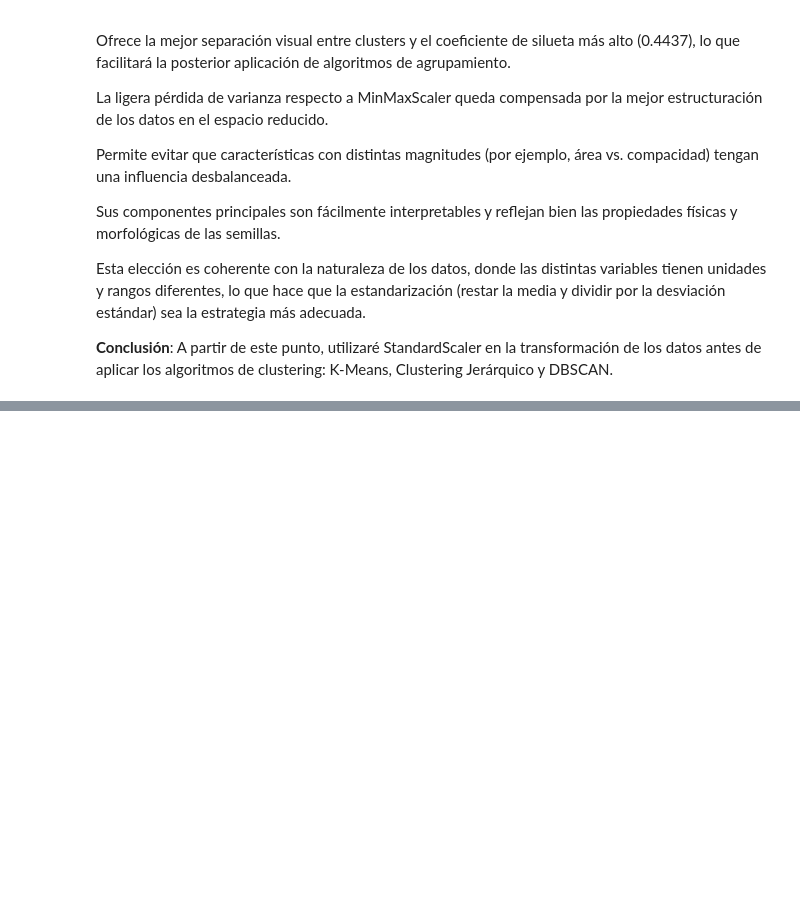
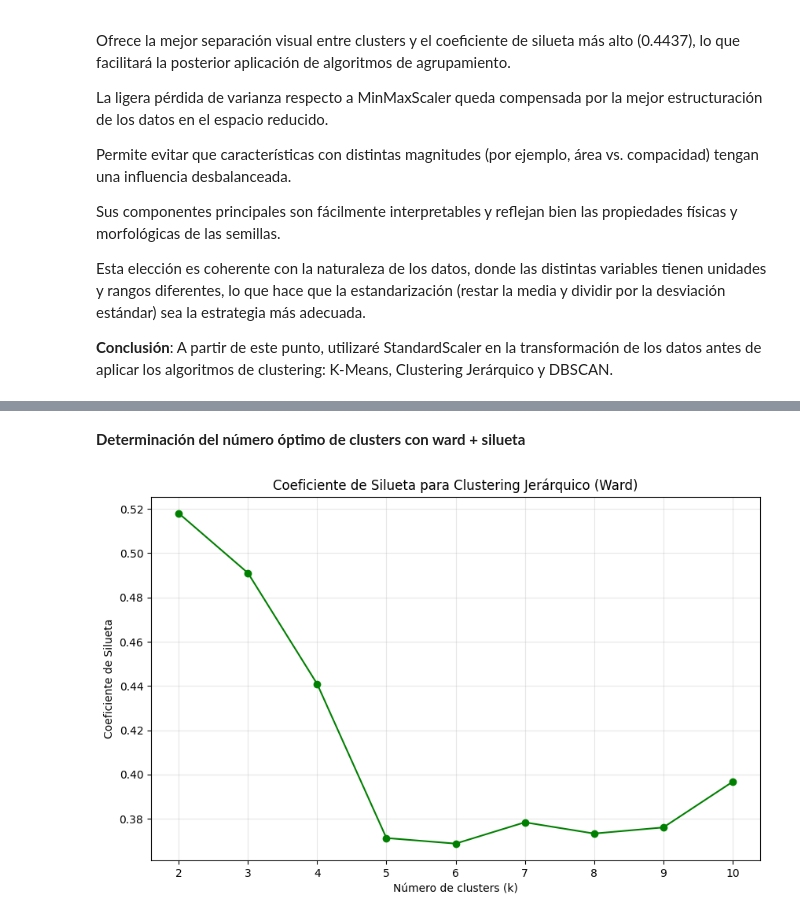
Before and after one commit to arutrosotillo/Aprendizaje-Autom-tico-2, a Jupyter notebook: notebook.ipynb, the cells around one changed output, grey strips where cells are left out. Saved outputs shown, nothing was run; the diff lists cells and outputs as text; code cells hidden in the pictures; blank space fills up the shorter version.

```diff
--- a/notebook.ipynb
+++ b/notebook.ipynb
@@ -229,0 +359,23 @@ Esta elección es coherente con la naturaleza de los datos, donde las distintas
+# %% [markdown]
+**Determinación del número óptimo de clusters con ward + silueta**
+# %%
+from sklearn.cluster import AgglomerativeClustering
+from sklearn.metrics import silhouette_score
+
+silhouette_scores = []
+k_range = range(2, 11)
+
+for k in k_range:
+    hierarchical = AgglomerativeClustering(n_clusters=k, linkage='ward')
+    labels = hierarchical.fit_predict(X_scaled_pca)
+    silhouette_scores.append(silhouette_score(X_scaled_pca, labels))
+
+plt.figure(figsize=(10, 6))
+plt.plot(k_range, silhouette_scores, 'go-')
+plt.xlabel('Número de clusters (k)')
+plt.ylabel('Coeficiente de Silueta')
+plt.title('Coeficiente de Silueta para Clustering Jerárquico (Ward)')
+plt.grid(True, alpha=0.3)
+plt.show()
+# %% [output]
+[figure, added]
```
Also changed, not shown: parts of 27 cells of this notebook, 2 other files.
